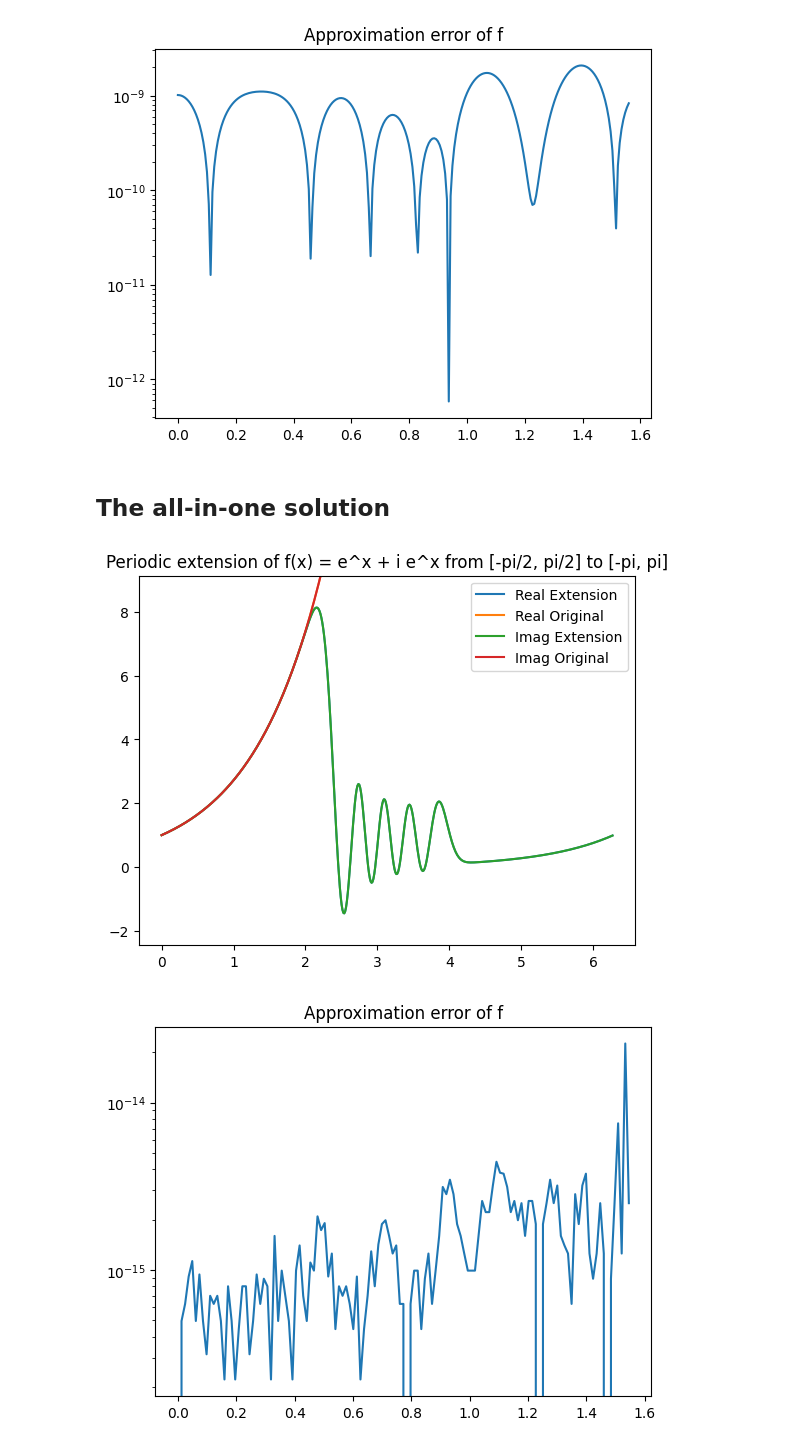
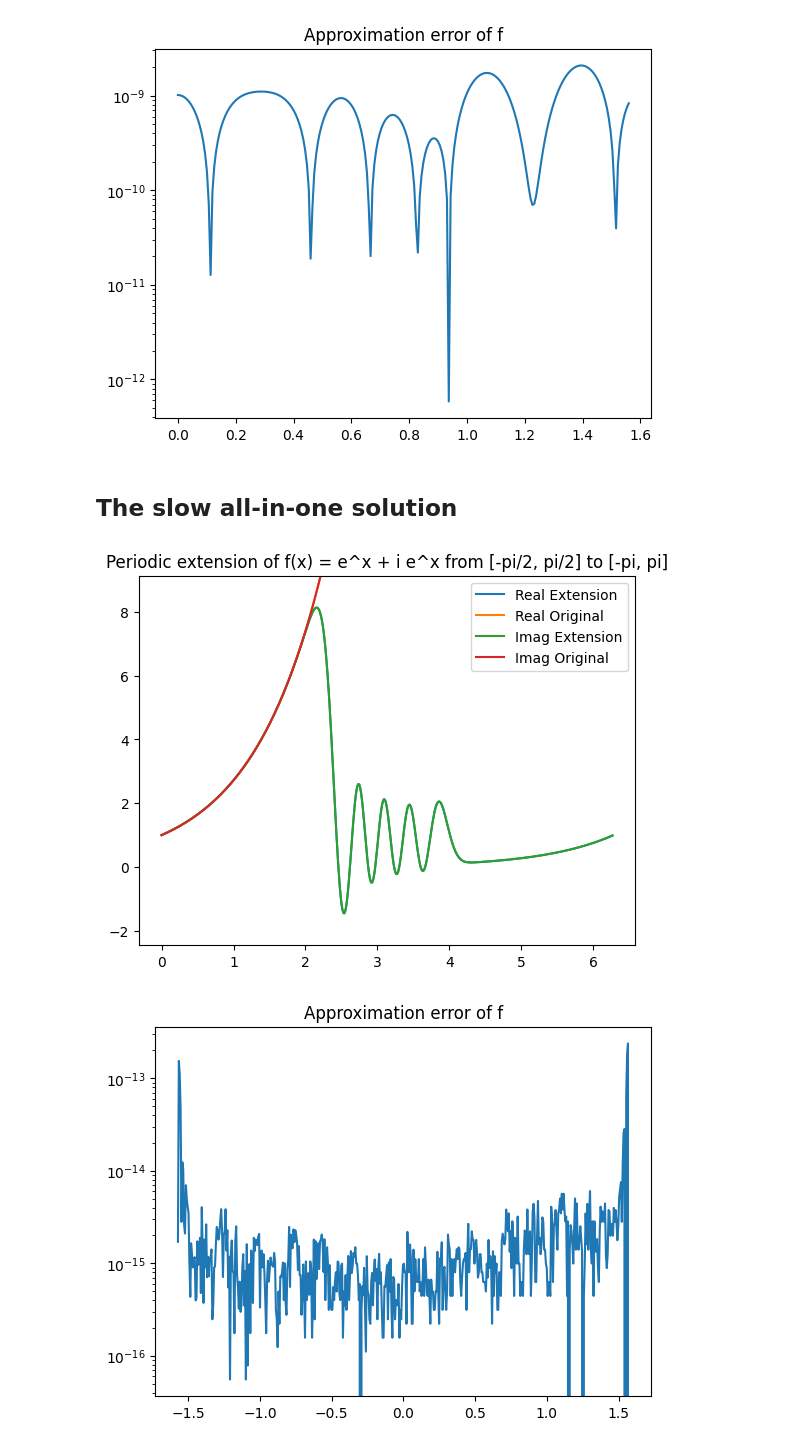
Before and after one commit to KunkelAlexander/fdm-hybrid-scheme, a Jupyter notebook: demonstration/ComplexFourierContinuation.ipynb, the cells around one changed output. Saved outputs shown, nothing was run; the diff lists cells and outputs as text; code cells hidden in the pictures.

```diff
--- a/demonstration/ComplexFourierContinuation.ipynb
+++ b/demonstration/ComplexFourierContinuation.ipynb
@@ -290,7 +290,7 @@ plt.show()
 [figure]
 [figure]
 # %% [markdown]
-## The all-in-one solution
+## The slow all-in-one solution
 # %%
 class FourierExtension:
     def __init__(self, N, Ncoll, theta, chi, cutoff):
@@ -445,30 +403,33 @@ class FourierExtension:
 # %%
 N     = 32
 Ncoll = N * 2
 theta = np.pi
 chi   = theta/2
 cutoff = 1e-14
 def func(x):
     return np.exp(x) + 1j * np.exp(x)
 
 fext = FourierExtension( N, Ncoll, theta, chi, cutoff = cutoff)
 x, dx = fext.getX()
 f = func(x)
 Ni = 512
 xext = np.linspace(0, 2*theta, Ni+1)[:-1]
-
-frec, fhat = fext.computeExtension(f, Ni, maxiter=10)
+frec = fext.computeExtension(f, xext, maxiter=10)
 
 plt.title("Periodic extension of f(x) = e^x + i e^x from [-pi/2, pi/2] to [-pi, pi]")
 plt.plot(xext, frec.real,       label="Real Extension")
 plt.plot(xext, func(xext).real, label="Real Original")
 plt.plot(xext, frec.imag,       label="Imag Extension")
 plt.plot(xext, func(xext).imag, label="Imag Original")
 plt.legend()
 plt.ylim(np.min(frec) - 1, np.max(frec) + 1)
 plt.show()
 
-fext.plotApproximationErorr(func, frec, xext)
+xext = np.linspace(-chi, chi, Ni)
+frec = fext.computeExtension(f, xext, maxiter=10)
+forg = func(xext)
+
+fext.plotApproximationErorr(xext, forg, frec)
 # %% [output]
 [figure]
-[figure, old version]
+[figure, new version]
```
Also changed, not shown: parts of 17 cells of this notebook, 2 other files.
